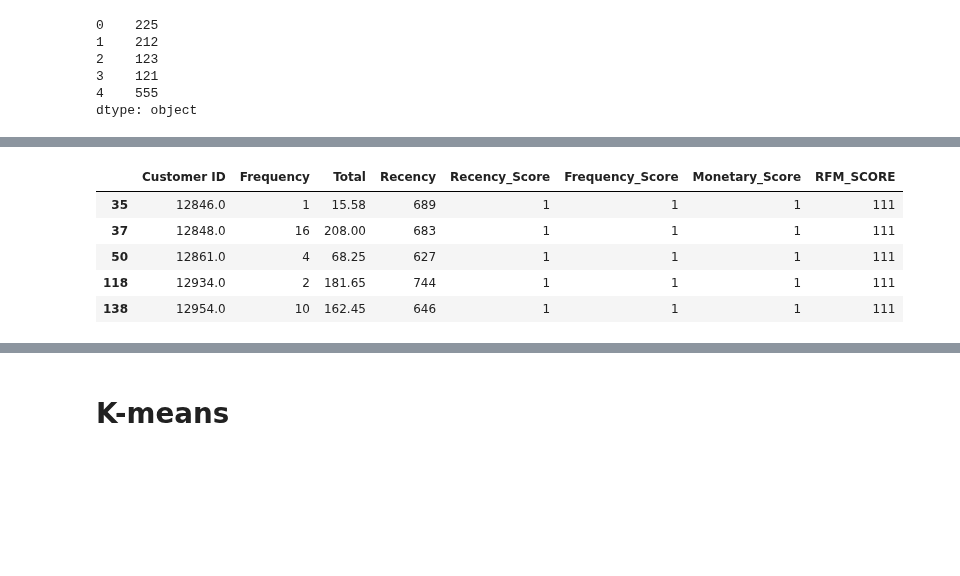
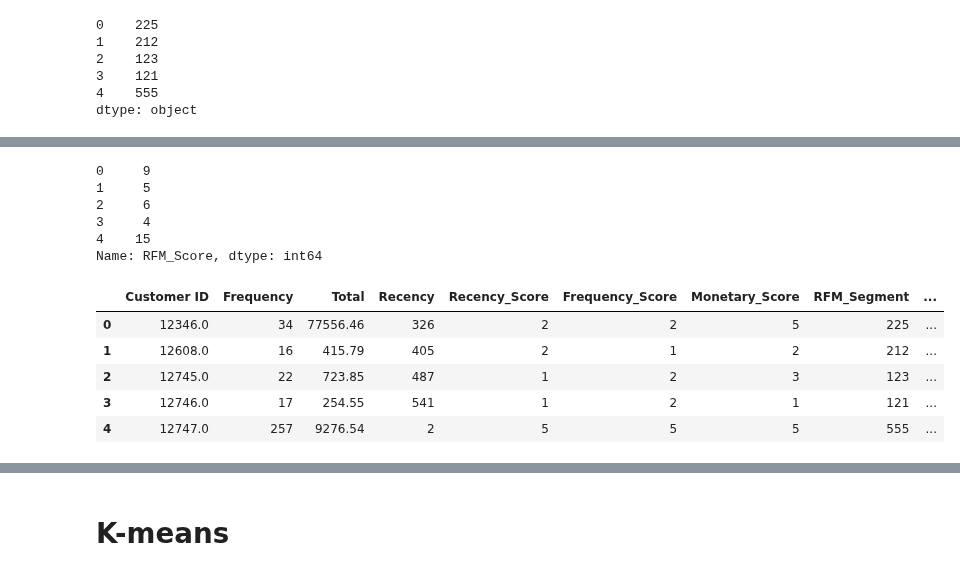
Before and after one commit to MeenTers/KKU_data_mining, a Jupyter notebook: Assignment2.ipynb, the cells around one changed output, grey strips where cells are left out. Saved outputs shown, nothing was run; the diff lists cells and outputs as text; code cells hidden in the pictures; blank space fills up the shorter version.

```diff
--- a/Assignment2.ipynb
+++ b/Assignment2.ipynb
@@ -385,10 +368,39 @@ RFM_uk[RFM_uk['RFM_SCORE'] == '555']
-# %%
-#customers with RFM Score 111
-RFM_uk[RFM_uk['RFM_SCORE'] == '111'].head()
-# %% [output]
-|  | Customer ID | Frequency | Total | Recency | Recency_Score | Frequency_Score | Monetary_Score | RFM_SCORE |
-| 35 | 12846.0 | 1 | 15.58 | 689 | 1 | 1 | 1 | 111 |
-| 37 | 12848.0 | 16 | 208.00 | 683 | 1 | 1 | 1 | 111 |
-| 50 | 12861.0 | 4 | 68.25 | 627 | 1 | 1 | 1 | 111 |
-| 118 | 12934.0 | 2 | 181.65 | 744 | 1 | 1 | 1 | 111 |
-| 138 | 12954.0 | 10 | 162.45 | 646 | 1 | 1 | 1 | 111 |
+# %%
+# Calculate RFM_Score
+RFM_uk['RFM_Score'] = RFM_uk[['Recency_Score','Frequency_Score','Monetary_Score']].sum(axis=1)
+print(RFM_uk['RFM_Score'].head())
+# %% [output]
+0     9
+1     5
+2     6
+3     4
+4    15
+Name: RFM_Score, dtype: int64
+# %%
+# Define rfm_level function
+def rfm_level(RFM_uk):
+    if RFM_uk['RFM_Score'] >= 9:
+        return 'Can\'t Loose Them'
+    elif ((RFM_uk['RFM_Score'] >= 8) and (RFM_uk['RFM_Score'] < 9)):
+        return 'Champions'
+    elif ((RFM_uk['RFM_Score'] >= 7) and (RFM_uk['RFM_Score'] < 8)):
+        return 'Loyal'
+    elif ((RFM_uk['RFM_Score'] >= 6) and (RFM_uk['RFM_Score'] < 7)):
+        return 'Potential'
+    elif ((RFM_uk['RFM_Score'] >= 5) and (RFM_uk['RFM_Score'] < 6)):
+        return 'Promising'
+    elif ((RFM_uk['RFM_Score'] >= 4) and (RFM_uk['RFM_Score'] < 5)):
+        return 'Needs Attention'
+    else:
+        return 'Require Activation'
+# Create a new variable RFM_Level
+RFM_uk['RFM_Level'] = RFM_uk.apply(rfm_level, axis=1)
+# Print the header with top 5 rows to the console
+RFM_uk.head()
+# %% [output]
+|  | Customer ID | Frequency | Total | Recency | Recency_Score | Frequency_Score | Monetary_Score | RFM_Segment | ... |
+| 0 | 12346.0 | 34 | 77556.46 | 326 | 2 | 2 | 5 | 225 | ... |
+| 1 | 12608.0 | 16 | 415.79 | 405 | 2 | 1 | 2 | 212 | ... |
+| 2 | 12745.0 | 22 | 723.85 | 487 | 1 | 2 | 3 | 123 | ... |
+| 3 | 12746.0 | 17 | 254.55 | 541 | 1 | 2 | 1 | 121 | ... |
+| 4 | 12747.0 | 257 | 9276.54 | 2 | 5 | 5 | 5 | 555 | ... |
```
Also changed, not shown: parts of 9 cells of this notebook.
